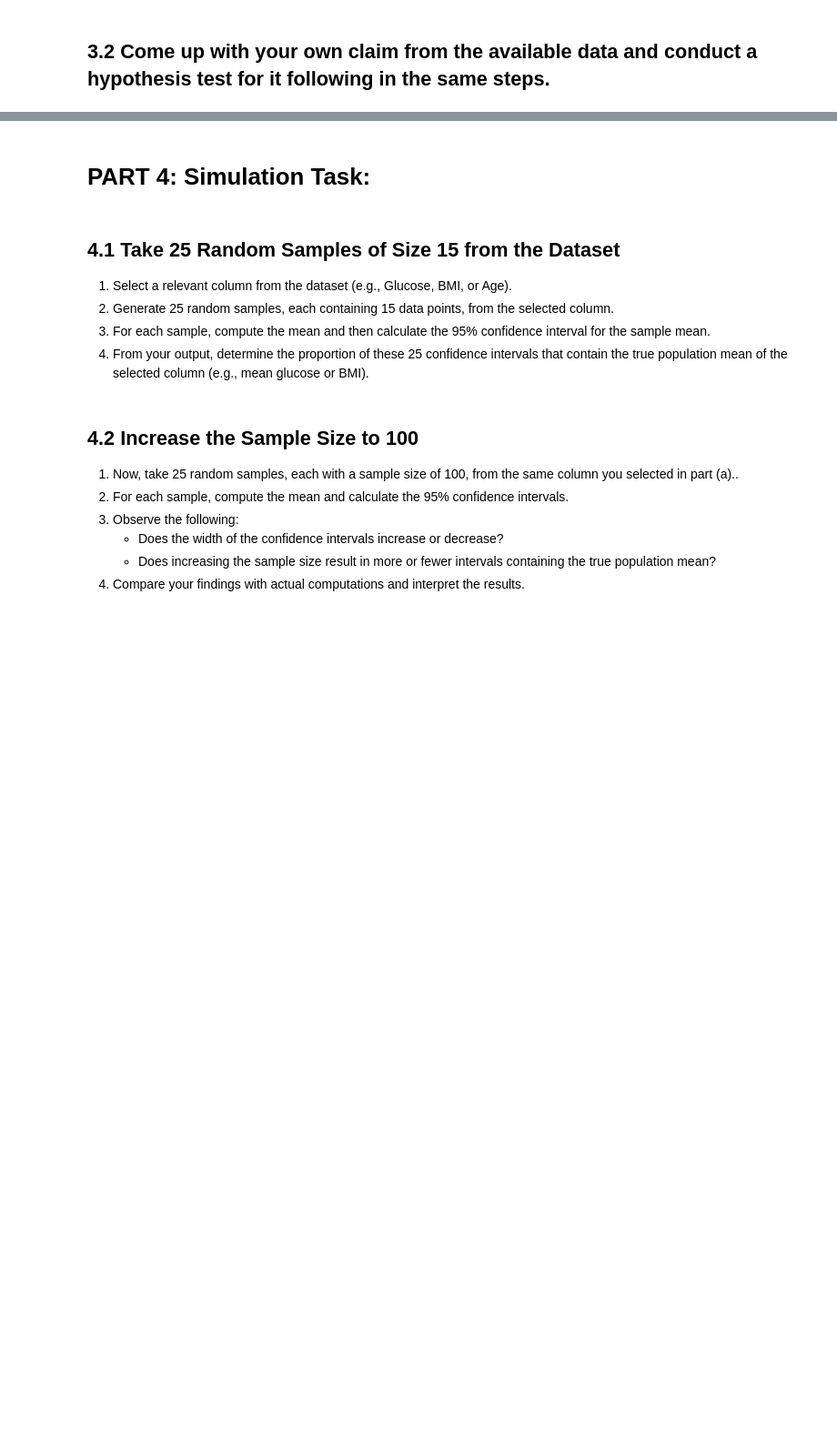
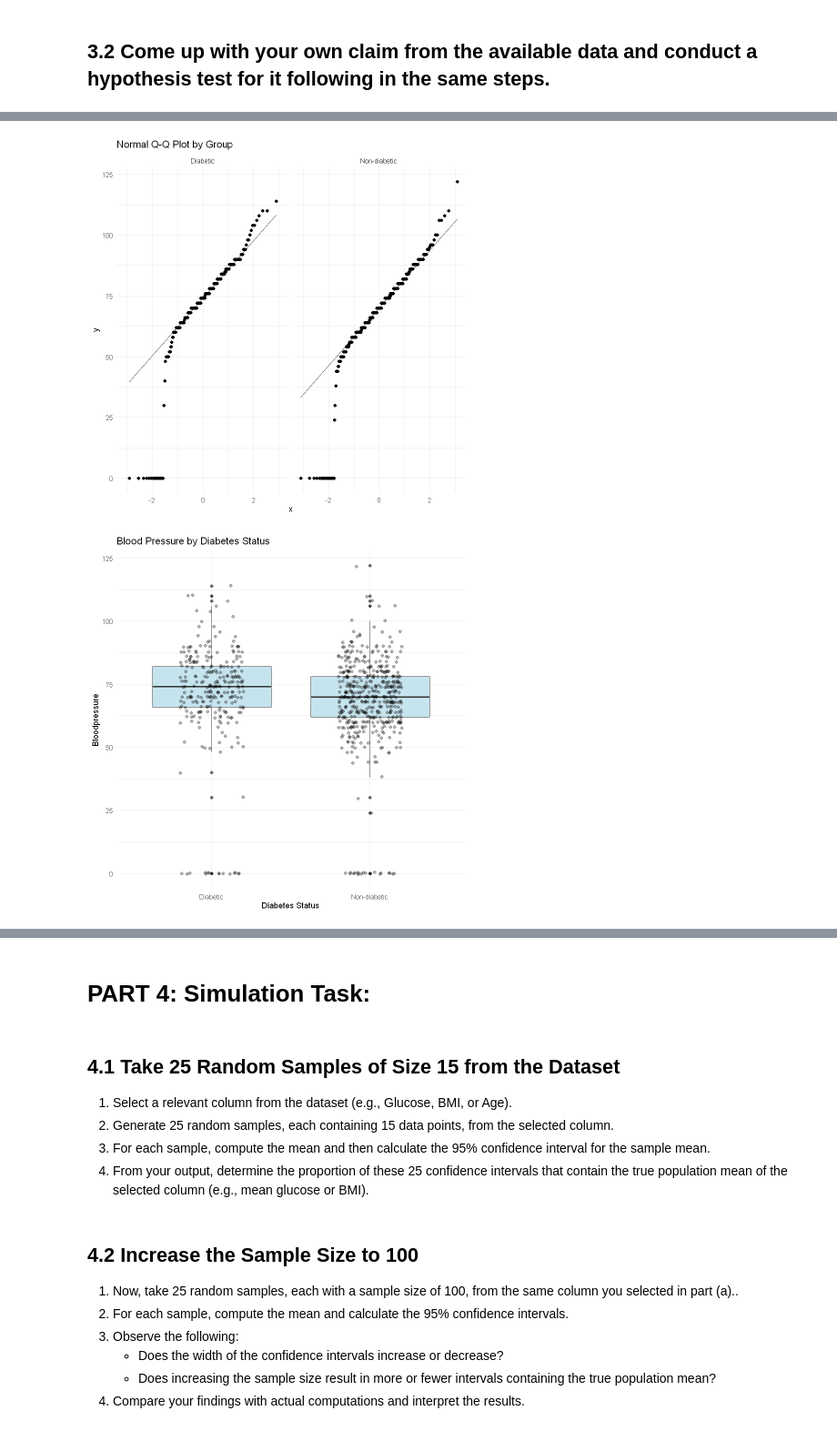
Before and after one commit to aadhamashraf/Analyzing-Diabetes-Dataset, a Jupyter notebook: DSAI-307-Final-Project.ipynb, the cells around one changed output, grey strips where cells are left out. Shown at 91% size. Saved outputs shown, nothing was run; the diff lists cells and outputs as text; code cells hidden in the pictures; blank space fills up the shorter version.

```diff
--- a/DSAI-307-Final-Project.ipynb
+++ b/DSAI-307-Final-Project.ipynb
@@ -78,0 +206,20 @@ dbl (9): Pregnancies, Glucose, BloodPressure, SkinThickness, Insulin, BMI, D...
+# %%
+bp_test_data <- diabetes_data3 %>%
+  mutate(diabetes_status = ifelse(Outcome == 1, "Diabetic", "Non-diabetic"))
+# %%
+bp_box <- create_boxplot(
+  bp_test_data,
+  "diabetes_status",
+  "BloodPressure",
+  "Blood Pressure by Diabetes Status"
+) # Boxplot of Blood Pressure by Diabetes Status for normality check
+bp_qq <- create_qq_plot(
+  bp_test_data, "BloodPressure", "diabetes_status"
+) # QQ plot of Blood Pressure by Diabetes Status for variance check
+# %%
+bp_qq
+
+bp_box
+# %% [output]
+[figure, added]
+[figure, added]
```
Also changed, not shown: parts of 19 cells of this notebook, 1 other file.
